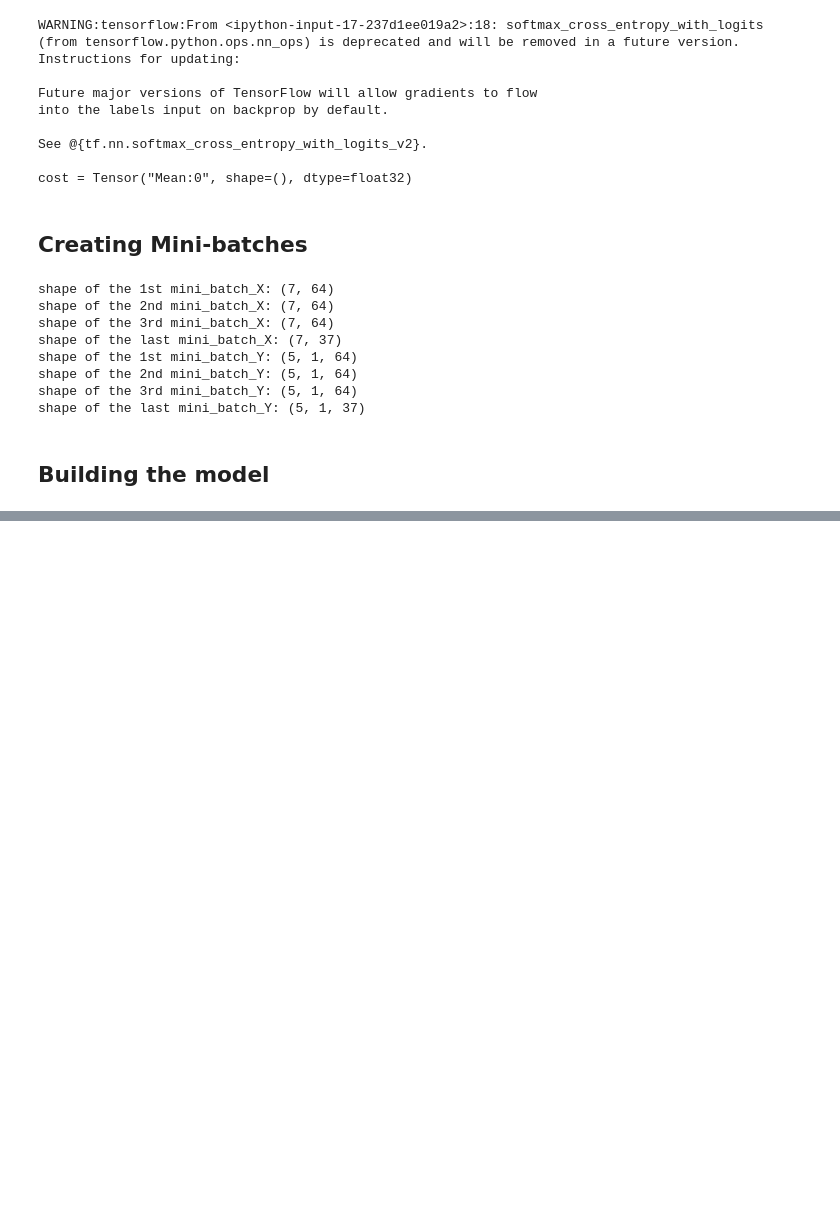
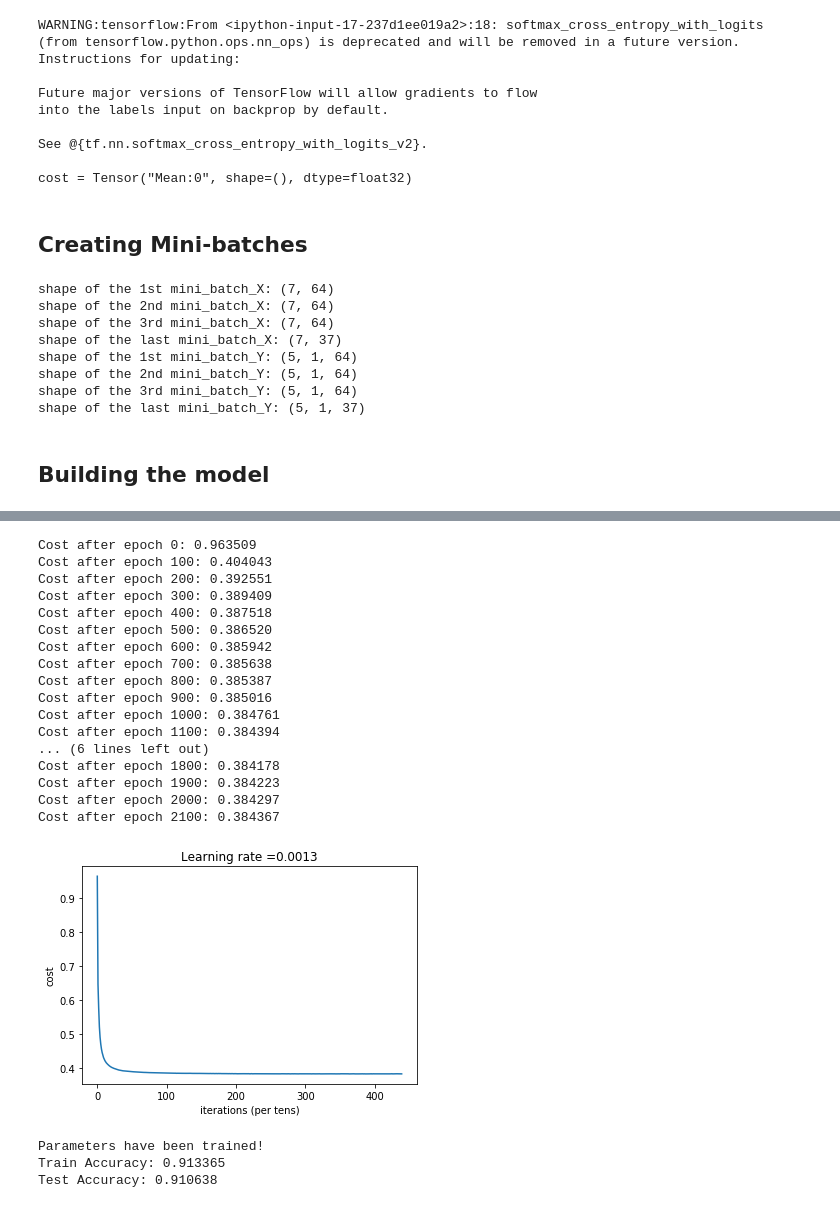
Before and after one commit to AIthenaCapital/AIthena, a Jupyter notebook: Demo1.3.ipynb, the cells around one changed output, grey strips where cells are left out. Drawn from its saved outputs; the diff is of its cells as text; code cells hidden in the pictures; blank space fills up the shorter version.

```diff
--- a/Demo1.3.ipynb
+++ b/Demo1.3.ipynb
@@ -599,0 +613,25 @@ Test Accuracy: 0.904255
+# %%
+# run the model
+parameters = model(trainX, trainY, testX,testY, beta = 0.01)
+# %% [output]
+Cost after epoch 0: 0.963509
+Cost after epoch 100: 0.404043
+Cost after epoch 200: 0.392551
+Cost after epoch 300: 0.389409
+Cost after epoch 400: 0.387518
+Cost after epoch 500: 0.386520
+Cost after epoch 600: 0.385942
+Cost after epoch 700: 0.385638
+Cost after epoch 800: 0.385387
+Cost after epoch 900: 0.385016
+Cost after epoch 1000: 0.384761
+Cost after epoch 1100: 0.384394
+... (6 lines left out)
+Cost after epoch 1800: 0.384178
+Cost after epoch 1900: 0.384223
+Cost after epoch 2000: 0.384297
+Cost after epoch 2100: 0.384367
+[figure, added]
+Parameters have been trained!
+Train Accuracy: 0.913365
+Test Accuracy: 0.910638
```
Also changed, not shown: parts of 4 cells of this notebook.
